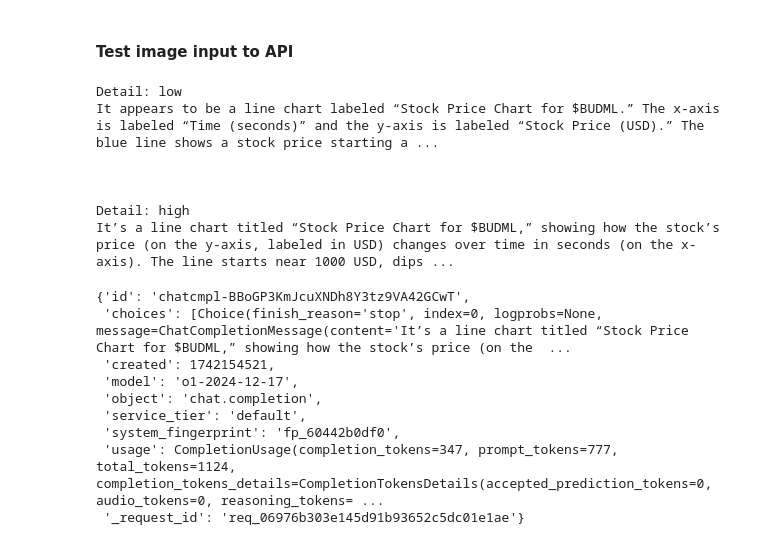
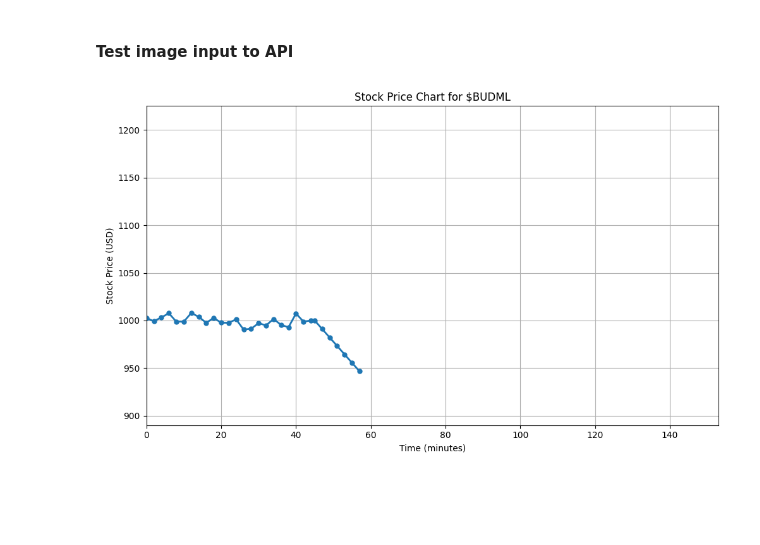
Before and after one commit to kristofrabay/genai-llm-experiments, a Jupyter notebook: nb/ambient_experiment/test_tools.ipynb, the cells around one changed output. Cells and saved outputs as stored; diff of their text form; code cells hidden in the pictures; blank space fills up the shorter version.

Commit message:
implement some 'plot-reading' utils functions, test responses api image input

```diff
--- a/nb/ambient_experiment/test_tools.ipynb
+++ b/nb/ambient_experiment/test_tools.ipynb
@@ -62,67 +70,3 @@ Message sent, waiting for feedback (timeout: 60s)...
 Received feedback: nice logo man!
 # %% [markdown]
 #### Test image input to API
-# %%
-import os
-import dotenv
-dotenv.load_dotenv()
-
-import base64
-from openai import OpenAI
-client = OpenAI()
-
-# Function to encode the image
-def encode_image(image_path):
-    with open(image_path, "rb") as image_file:
-        return base64.b64encode(image_file.read()).decode("utf-8")
-
-# Path to your image
-image_path = "stock_data/BUDML_FINAL.png"
-
-# Getting the Base64 string
-base64_image = encode_image(image_path)
-# %%
-for detail in ["low", "high"]:
-
-    completion = client.chat.completions.create(
-        model="o1-2024-12-17",
-        messages=[
-            {
-                "role": "user",
-                "content": [
-                    { "type": "text", "text": "what's in this image?" },
-                    {
-                        "type": "image_url",
-                        "image_url": {
-                            "url": f"embedded-picture",
-                            "detail": detail
-                        },
-                    },
-                ],
-            }
-        ],
-    )
-
-    print(f"Detail: {detail}")
-    print(completion.choices[0].message.content)
-    print("\n\n")
-# %% [output]
-Detail: low
-It appears to be a line chart labeled “Stock Price Chart for $BUDML.” The x-axis is labeled “Time (seconds)” and the y-axis is labeled “Stock Price (USD).” The blue line shows a stock price starting a ...
-
-
-
-Detail: high
-It’s a line chart titled “Stock Price Chart for $BUDML,” showing how the stock’s price (on the y-axis, labeled in USD) changes over time in seconds (on the x-axis). The line starts near 1000 USD, dips ...
-# %%
-completion.__dict__
-# %% [output]
-{'id': 'chatcmpl-BBoGP3KmJcuXNDh8Y3tz9VA42GCwT',
- 'choices': [Choice(finish_reason='stop', index=0, logprobs=None, message=ChatCompletionMessage(content='It’s a line chart titled “Stock Price Chart for $BUDML,” showing how the stock’s price (on the  ...
- 'created': 1742154521,
- 'model': 'o1-2024-12-17',
- 'object': 'chat.completion',
- 'service_tier': 'default',
- 'system_fingerprint': 'fp_60442b0df0',
- 'usage': CompletionUsage(completion_tokens=347, prompt_tokens=777, total_tokens=1124, completion_tokens_details=CompletionTokensDetails(accepted_prediction_tokens=0, audio_tokens=0, reasoning_tokens= ...
- '_request_id': 'req_06976b303e145d91b93652c5dc01e1ae'}
@@ -128,0 +77,11 @@ completion.__dict__
+# %%
+# Get the latest stock image
+image_path = get_latest_stock_image()
+
+# Show the image
+display_stock_image(image_path)
+
+# Getting the Base64 string
+base64_image = encode_image(image_path)
+# %% [output]
+[figure, added]
```
Also changed, not shown: parts of 5 cells of this notebook, 2 other files.
